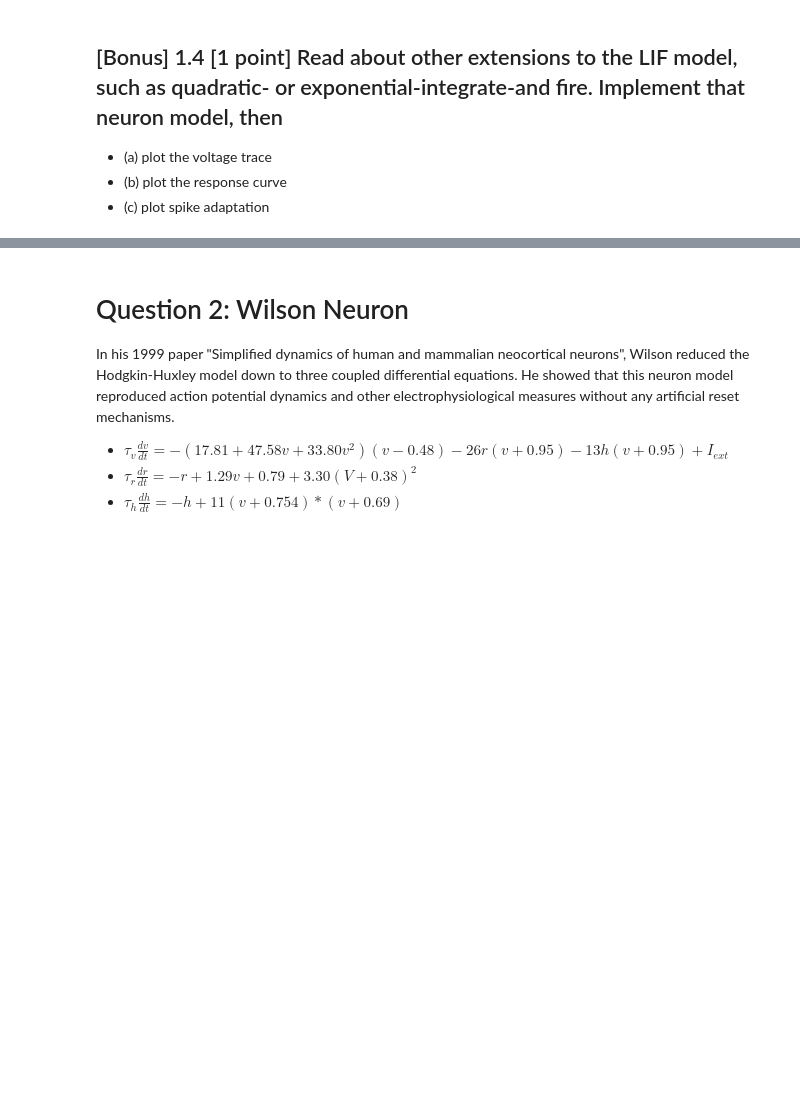
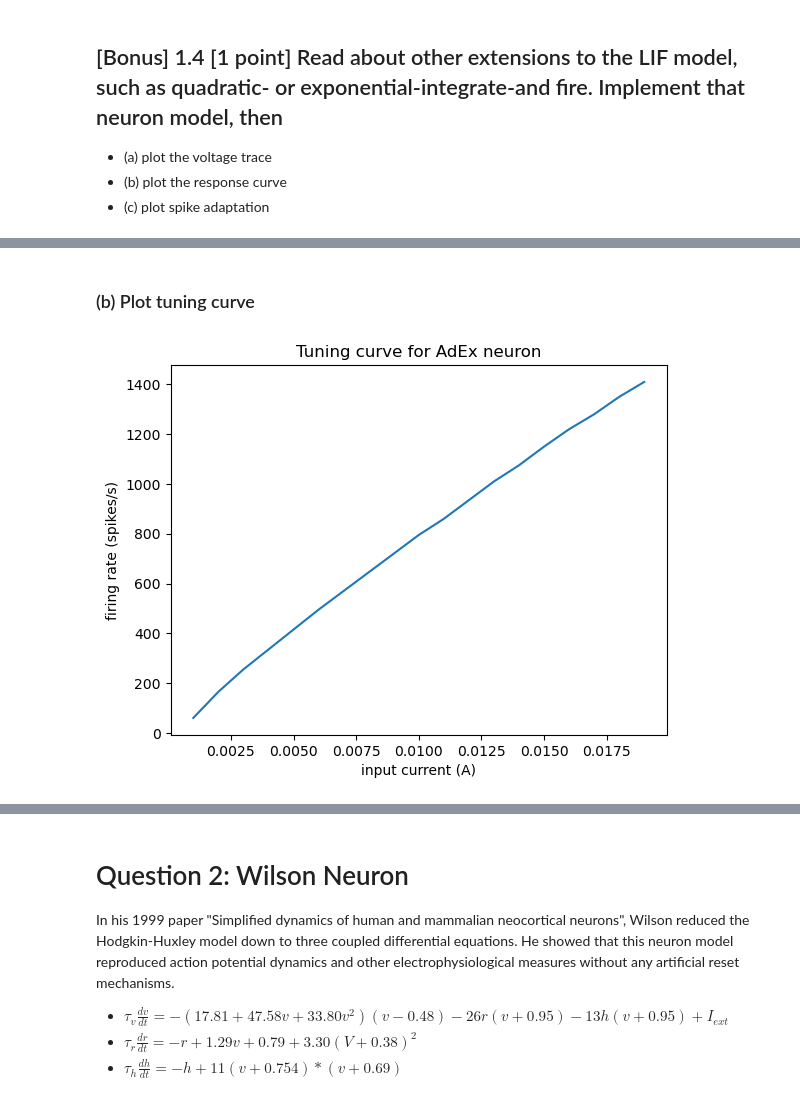
Before and after one commit to kateharvey/SYDE552, a Jupyter notebook: syde552-assignment1.ipynb, the cells around one changed output, grey strips where cells are left out. Cells and saved outputs as stored; diff of their text form; code cells hidden in the pictures; blank space fills up the shorter version.

```diff
--- a/syde552-assignment1.ipynb
+++ b/syde552-assignment1.ipynb
@@ -432,0 +505,18 @@ fig = plot_voltage_trace(probe, spikes=spikes, title='Quadratic Integrate and Fi
+# %% [markdown]
+### (b) Plot tuning curve
+# %%
+# repeat experiment from Q1.2 for the exponential integrate and fire neuron:
+test_currents = np.arange(1, 20, 1)*mA
+exp_firing_rates = np.zeros((len(test_currents)))
+for i in range(len(test_currents)):
+    probe, spikes = exp_integrate_2(test_currents[i])
+    exp_firing_rates[i] = len(spikes)/(200*ms)
+
+# plot tuning curve:
+fig, ax = plt.subplots()
+ax.plot(test_currents, exp_firing_rates)
+ax.set(xlabel='input current (A)', ylabel='firing rate (spikes/s)')
+ax.set_title('Tuning curve for AdEx neuron')
+plt.show()
+# %% [output]
+[figure, added]
```
Also changed, not shown: parts of 41 cells of this notebook.
